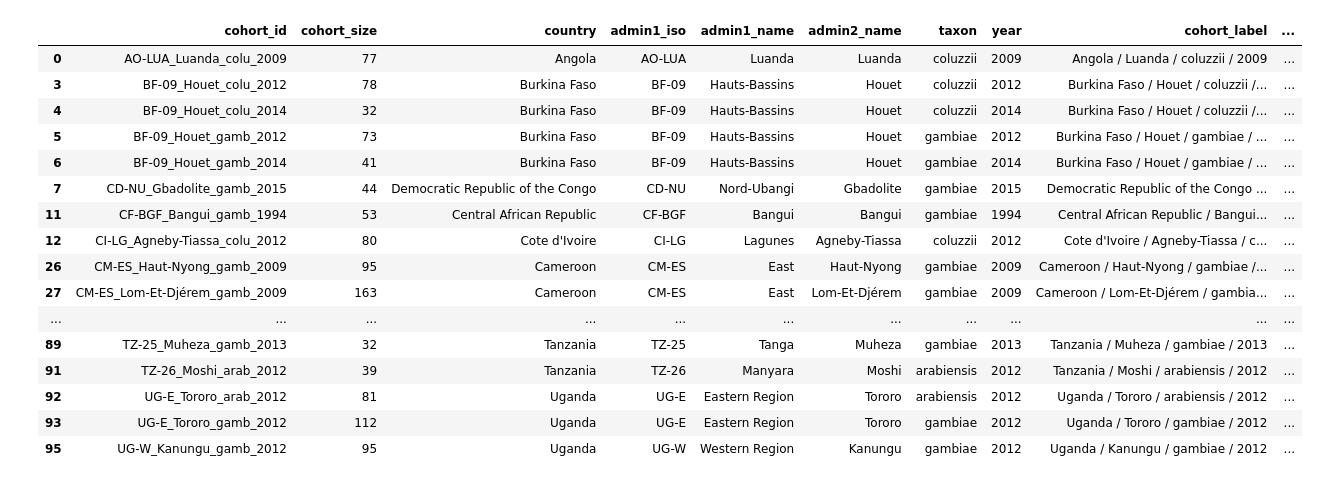
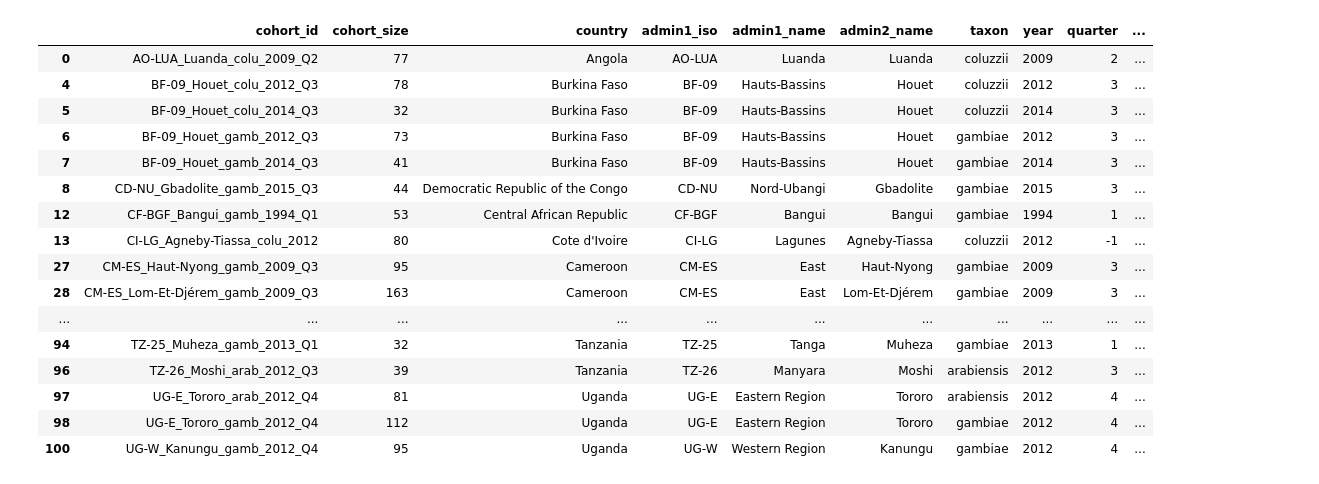
Before and after one commit to anopheles-genomic-surveillance/selection-atlas, a Jupyter notebook: workflow/notebooks/setup-cohorts.ipynb, the cells around one changed output. Cells and saved outputs as stored; diff of their text form; code cells hidden in the pictures.

Commit message:
upgrade and pin cohorts analysis; use cohorts by quarter

```diff
--- a/workflow/notebooks/setup-cohorts.ipynb
+++ b/workflow/notebooks/setup-cohorts.ipynb
@@ -50,0 +43,10 @@ df_samples
+# %%
+def month_to_quarter(row):
+    return ((row.month - 1) // 3) + 1 if row.month > 0 else -1
+# %%
+# add a "quarter" column for convenience
+df_samples["quarter"] = df_samples.apply(
+    month_to_quarter,
+    axis="columns"
+)
+df_samples
@@ -51,51 +78,62 @@ df_samples
 # %%
-# TODO change this to quarter when available
-cohorts_col = "cohort_admin2_year"
+cohorts_col = "cohort_admin2_quarter"
+# %%
+def make_cohort_label(row):
+    # N.B., not all cohorts have a quarter defined, because samples were not provided
+    # with collection month in the metadata. In this case we expect to fall back to
+    # year.
+    if row.quarter > 0:
+        return f"{row.country} / {row.admin2_name} / {row.taxon} / {row.year} / Q{row.quarter}"
+    else:
+        return f"{row.country} / {row.admin2_name} / {row.taxon} / {row.year}"
 # %%
 df_cohorts_selected = (
     df_samples
+    # N.B., only include females, otherwise data on X chromosome will be wonky
     .query("sex_call == 'F'")
     .groupby(cohorts_col).agg({
         'sample_id': 'count',
         'country': 'first',
         'admin1_iso': 'first',
         'admin1_name': 'first',
         'admin2_name': 'first',
         'taxon': 'first',
         'year': 'first',
+        'quarter': 'first',
     })
     .reset_index()
     .rename(columns={
         'sample_id': 'cohort_size',
         cohorts_col: 'cohort_id',
     })
     .query(f'cohort_size >= {params["min_cohort_size"]}')
 )
 df_cohorts_selected['cohort_label'] = df_cohorts_selected.apply(
-    lambda row: f"{row.country} / {row.admin2_name} / {row.taxon} / {row.year}",
+    make_cohort_label,
     axis="columns",
 )
 df_cohorts_selected['sample_query'] = df_cohorts_selected.apply(
+    # N.B., only include females, otherwise data on X chromosome will be wonky
     lambda row: f"{cohorts_col} == '{row.cohort_id}' and sex_call == 'F'",
     axis="columns",
 )
 df_cohorts_selected
 # %% [output]
-|  | cohort_id | cohort_size | country | admin1_iso | admin1_name | admin2_name | taxon | year | cohort_label | ... |
-| 0 | AO-LUA_Luanda_colu_2009 | 77 | Angola | AO-LUA | Luanda | Luanda | coluzzii | 2009 | Angola / Luanda / coluzzii / 2009 | ... |
-| 3 | BF-09_Houet_colu_2012 | 78 | Burkina Faso | BF-09 | Hauts-Bassins | Houet | coluzzii | 2012 | Burkina Faso / Houet / coluzzii /... | ... |
-| 4 | BF-09_Houet_colu_2014 | 32 | Burkina Faso | BF-09 | Hauts-Bassins | Houet | coluzzii | 2014 | Burkina Faso / Houet / coluzzii /... | ... |
-| 5 | BF-09_Houet_gamb_2012 | 73 | Burkina Faso | BF-09 | Hauts-Bassins | Houet | gambiae | 2012 | Burkina Faso / Houet / gambiae / ... | ... |
-| 6 | BF-09_Houet_gamb_2014 | 41 | Burkina Faso | BF-09 | Hauts-Bassins | Houet | gambiae | 2014 | Burkina Faso / Houet / gambiae / ... | ... |
-| 7 | CD-NU_Gbadolite_gamb_2015 | 44 | Democratic Republic of the Congo | CD-NU | Nord-Ubangi | Gbadolite | gambiae | 2015 | Democratic Republic of the Congo ... | ... |
-| 11 | CF-BGF_Bangui_gamb_1994 | 53 | Central African Republic | CF-BGF | Bangui | Bangui | gambiae | 1994 | Central African Republic / Bangui... | ... |
-| 12 | CI-LG_Agneby-Tiassa_colu_2012 | 80 | Cote d'Ivoire | CI-LG | Lagunes | Agneby-Tiassa | coluzzii | 2012 | Cote d'Ivoire / Agneby-Tiassa / c... | ... |
-| 26 | CM-ES_Haut-Nyong_gamb_2009 | 95 | Cameroon | CM-ES | East | Haut-Nyong | gambiae | 2009 | Cameroon / Haut-Nyong / gambiae /... | ... |
-| 27 | CM-ES_Lom-Et-Djérem_gamb_2009 | 163 | Cameroon | CM-ES | East | Lom-Et-Djérem | gambiae | 2009 | Cameroon / Lom-Et-Djérem / gambia... | ... |
+|  | cohort_id | cohort_size | country | admin1_iso | admin1_name | admin2_name | taxon | year | quarter | ... |
+| 0 | AO-LUA_Luanda_colu_2009_Q2 | 77 | Angola | AO-LUA | Luanda | Luanda | coluzzii | 2009 | 2 | ... |
+| 4 | BF-09_Houet_colu_2012_Q3 | 78 | Burkina Faso | BF-09 | Hauts-Bassins | Houet | coluzzii | 2012 | 3 | ... |
+| 5 | BF-09_Houet_colu_2014_Q3 | 32 | Burkina Faso | BF-09 | Hauts-Bassins | Houet | coluzzii | 2014 | 3 | ... |
+| 6 | BF-09_Houet_gamb_2012_Q3 | 73 | Burkina Faso | BF-09 | Hauts-Bassins | Houet | gambiae | 2012 | 3 | ... |
+| 7 | BF-09_Houet_gamb_2014_Q3 | 41 | Burkina Faso | BF-09 | Hauts-Bassins | Houet | gambiae | 2014 | 3 | ... |
+| 8 | CD-NU_Gbadolite_gamb_2015_Q3 | 44 | Democratic Republic of the Congo | CD-NU | Nord-Ubangi | Gbadolite | gambiae | 2015 | 3 | ... |
+| 12 | CF-BGF_Bangui_gamb_1994_Q1 | 53 | Central African Republic | CF-BGF | Bangui | Bangui | gambiae | 1994 | 1 | ... |
+| 13 | CI-LG_Agneby-Tiassa_colu_2012 | 80 | Cote d'Ivoire | CI-LG | Lagunes | Agneby-Tiassa | coluzzii | 2012 | -1 | ... |
+| 27 | CM-ES_Haut-Nyong_gamb_2009_Q3 | 95 | Cameroon | CM-ES | East | Haut-Nyong | gambiae | 2009 | 3 | ... |
+| 28 | CM-ES_Lom-Et-Djérem_gamb_2009_Q3 | 163 | Cameroon | CM-ES | East | Lom-Et-Djérem | gambiae | 2009 | 3 | ... |
 | ... | ... | ... | ... | ... | ... | ... | ... | ... | ... | ... |
-| 89 | TZ-25_Muheza_gamb_2013 | 32 | Tanzania | TZ-25 | Tanga | Muheza | gambiae | 2013 | Tanzania / Muheza / gambiae / 2013 | ... |
-| 91 | TZ-26_Moshi_arab_2012 | 39 | Tanzania | TZ-26 | Manyara | Moshi | arabiensis | 2012 | Tanzania / Moshi / arabiensis / 2012 | ... |
-| 92 | UG-E_Tororo_arab_2012 | 81 | Uganda | UG-E | Eastern Region | Tororo | arabiensis | 2012 | Uganda / Tororo / arabiensis / 2012 | ... |
-| 93 | UG-E_Tororo_gamb_2012 | 112 | Uganda | UG-E | Eastern Region | Tororo | gambiae | 2012 | Uganda / Tororo / gambiae / 2012 | ... |
-| 95 | UG-W_Kanungu_gamb_2012 | 95 | Uganda | UG-W | Western Region | Kanungu | gambiae | 2012 | Uganda / Kanungu / gambiae / 2012 | ... |
+| 94 | TZ-25_Muheza_gamb_2013_Q1 | 32 | Tanzania | TZ-25 | Tanga | Muheza | gambiae | 2013 | 1 | ... |
+| 96 | TZ-26_Moshi_arab_2012_Q3 | 39 | Tanzania | TZ-26 | Manyara | Moshi | arabiensis | 2012 | 3 | ... |
+| 97 | UG-E_Tororo_arab_2012_Q4 | 81 | Uganda | UG-E | Eastern Region | Tororo | arabiensis | 2012 | 4 | ... |
+| 98 | UG-E_Tororo_gamb_2012_Q4 | 112 | Uganda | UG-E | Eastern Region | Tororo | gambiae | 2012 | 4 | ... |
+| 100 | UG-W_Kanungu_gamb_2012_Q4 | 95 | Uganda | UG-W | Western Region | Kanungu | gambiae | 2012 | 4 | ... |
 # %%
```
Also changed, not shown: parts of 6 cells of this notebook, 1 other file.
